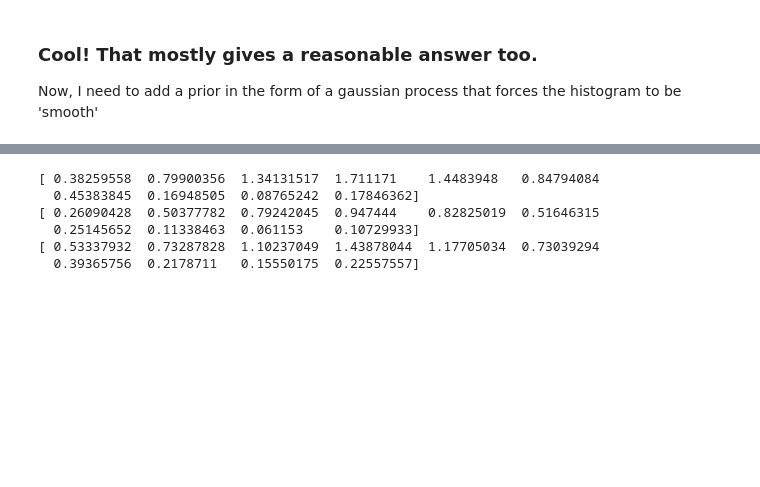
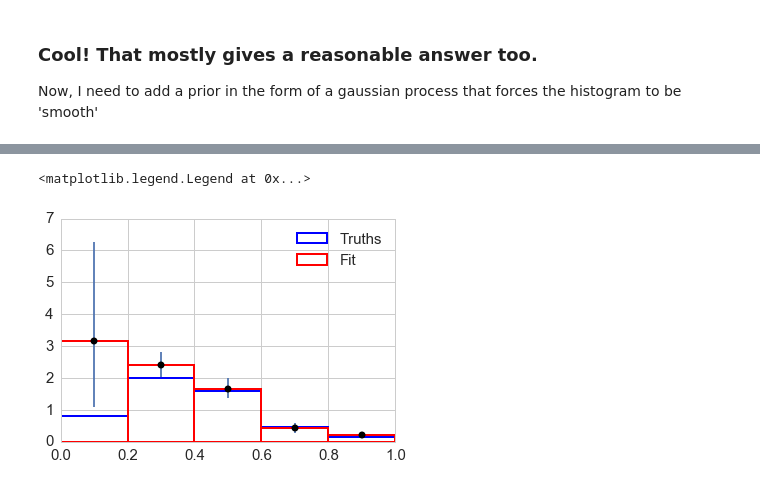
Before and after one commit to kgullikson88/BinaryInference, a Jupyter notebook: HistogramInference.ipynb, the cells around one changed output, grey strips where cells are left out. Cells and saved outputs as stored; diff of their text form; code cells hidden in the pictures; blank space fills up the shorter version.

```diff
--- a/HistogramInference.ipynb
+++ b/HistogramInference.ipynb
@@ -249,7 +254,7 @@ plt.legend(loc='best', fancybox=True)
 # %%
-shf.n_params = shf.Nbins + 4
-shf.param_names = [r'$\theta_{}$'.format(i) for i in range(shf.Nbins)]
-shf.param_names.extend(('lna', 'lntau', 'lnerr', 'mean'))
-shf.fit_multinest(basename='HistFitterTest/simulation{}'.format(NP_SEED), overwrite=False)
+#shf.n_params = shf.Nbins + 4
+#shf.param_names = [r'$\theta_{}$'.format(i) for i in range(shf.Nbins)]
+#shf.param_names.extend(('lna', 'lntau', 'lnerr', 'mean'))
+shf.fit_multinest(basename='HistFitterTest/simulation{}'.format(NP_SEED), overwrite=True)
 # %%
 shf.triangle(hist_kwargs=dict(lw=2))
@@ -258,20 +275,12 @@ shf.samples.describe()
 # %%
 height_mean = np.array([shf.samples[col].mean() for col in shf.param_names[:shf.Nbins]])
 height_std = np.array([shf.samples[col].std() for col in shf.param_names[:shf.Nbins]])
 l, m, h = np.array([np.percentile(shf.samples[col], [16, 50, 84]) for col in shf.param_names[:shf.Nbins]]).T
 plt.bar(left=bins[:-1], width=shf.bin_widths, height=theta, label='Truths', fill=False, lw=2, edgecolor='blue')
 plt.bar(left=bins[:-1], width=shf.bin_widths, height=m, yerr=(m-l, h-m), label='Fit', fill=False, lw=2, edgecolor='red')
-plt.ylim((0, 4.0))
+plt.plot(shf.bin_centers, m, 'ko')
+#plt.ylim((0, 4.0))
 plt.legend(loc='best', fancybox=True)
+# %% [output]
+<matplotlib.legend.Legend at 0x...>
+[figure, added]
-# %%
-l, m, h = np.array([np.percentile(shf.samples[col], [16, 50, 84]) for col in shf.param_names[:shf.Nbins]]).T
-print(m)
-print(m-l)
-print(h-m)
-# %% [output]
-[ 0.38259558  0.79900356  1.34131517  1.711171    1.4483948   0.84794084
-  0.45383845  0.16948505  0.08765242  0.17846362]
-[ 0.26090428  0.50377782  0.79242045  0.947444    0.82825019  0.51646315
-  0.25145652  0.11338463  0.061153    0.10729933]
-[ 0.53337932  0.73287828  1.10237049  1.43878044  1.17705034  0.73039294
-  0.39365756  0.2178711   0.15550175  0.22557557]
```
Also changed, not shown: parts of 30 cells of this notebook.
